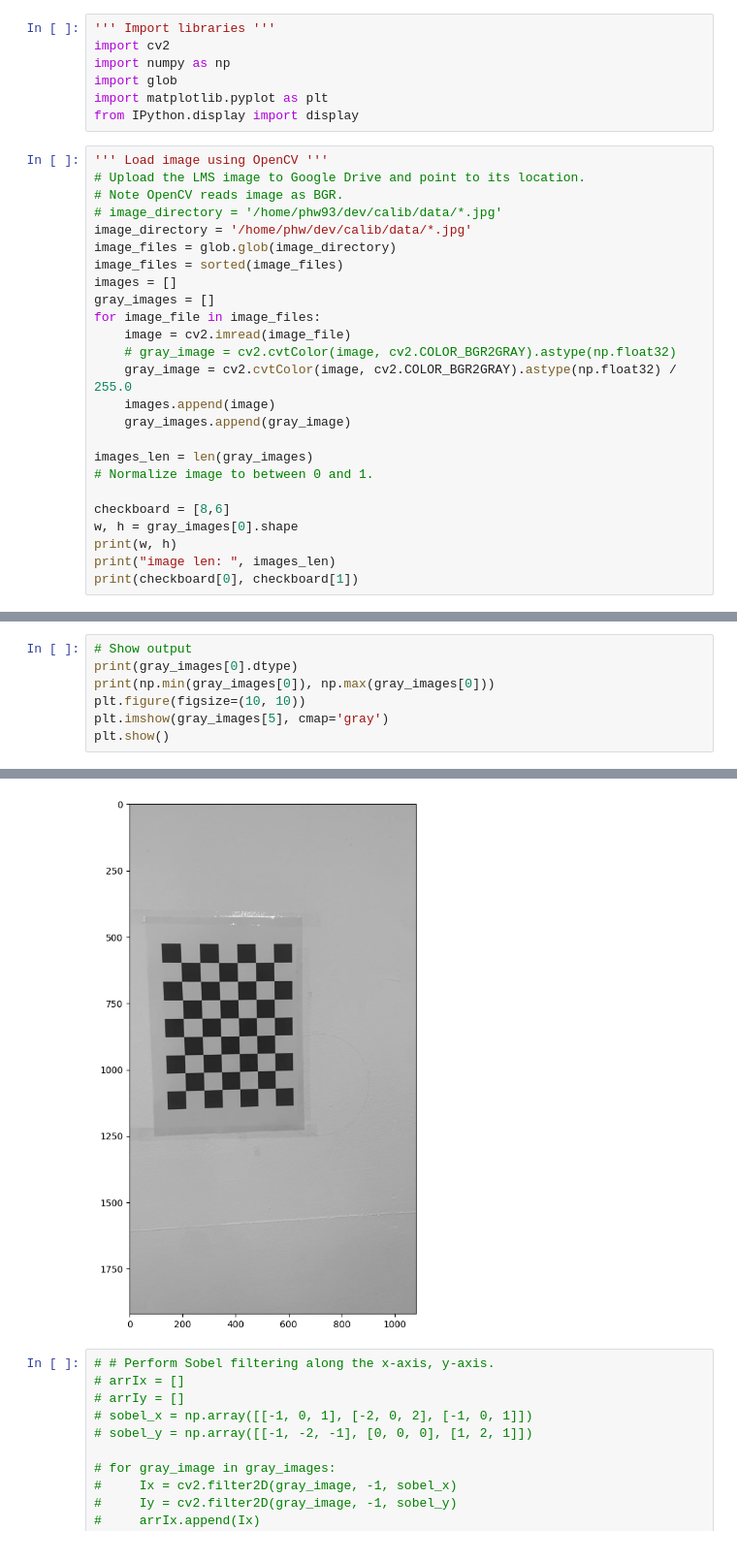
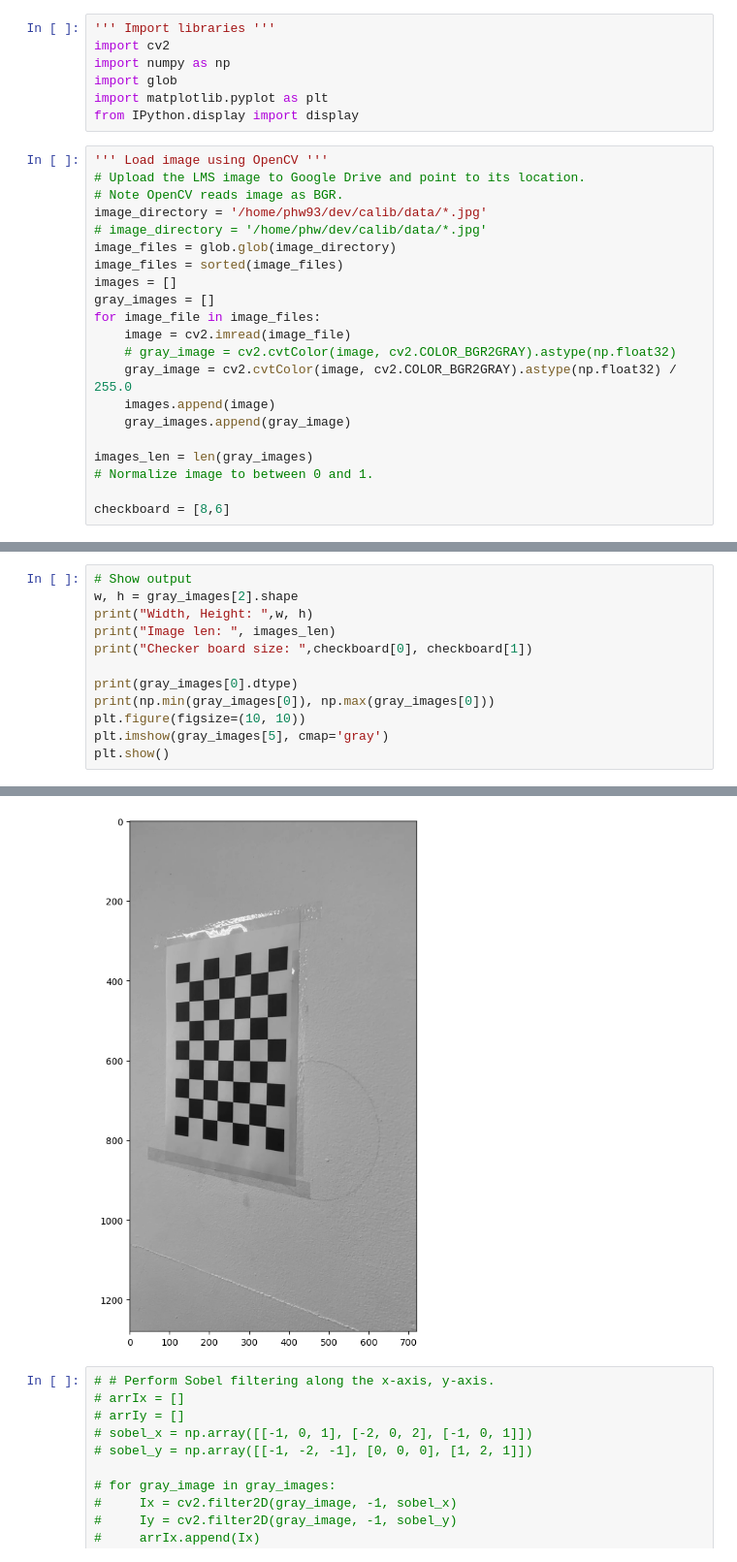
Before and after one commit to Phw9/calibration_ipynb, a Jupyter notebook: calib.ipynb, the cells around one changed output, grey strips where cells are left out. Shown: that part at 97% size. Cells and saved outputs as stored; diff of their text form.

```diff
--- a/calib.ipynb
+++ b/calib.ipynb
@@ -9,8 +9,8 @@ from IPython.display import display
 ''' Load image using OpenCV '''
 # Upload the LMS image to Google Drive and point to its location.
 # Note OpenCV reads image as BGR.
-# image_directory = '/home/phw93/dev/calib/data/*.jpg'
-image_directory = '/home/phw/dev/calib/data/*.jpg'
+image_directory = '/home/phw93/dev/calib/data/*.jpg'
+# image_directory = '/home/phw/dev/calib/data/*.jpg'
 image_files = glob.glob(image_directory)
 image_files = sorted(image_files)
 images = []
@@ -26,7 +26,3 @@ images_len = len(gray_images)
 # Normalize image to between 0 and 1.
 
 checkboard = [8,6]
-w, h = gray_images[0].shape
-print(w, h)
-print("image len: ", images_len)
-print(checkboard[0], checkboard[1])
@@ -37,5 +29,10 @@ image len:  1137
 # %%
 # Show output
+w, h = gray_images[2].shape
+print("Width, Height: ",w, h)
+print("Image len: ", images_len)
+print("Checker board size: ",checkboard[0], checkboard[1])
+
 print(gray_images[0].dtype)
 print(np.min(gray_images[0]), np.max(gray_images[0]))
 plt.figure(figsize=(10, 10))
@@ -47,4 +47,4 @@ float32
-[figure, old version]
+[figure, new version]
 # %%
 # # Perform Sobel filtering along the x-axis, y-axis.
 # arrIx = []
```
Also changed, not shown: parts of 6 cells of this notebook, 1 other file.
